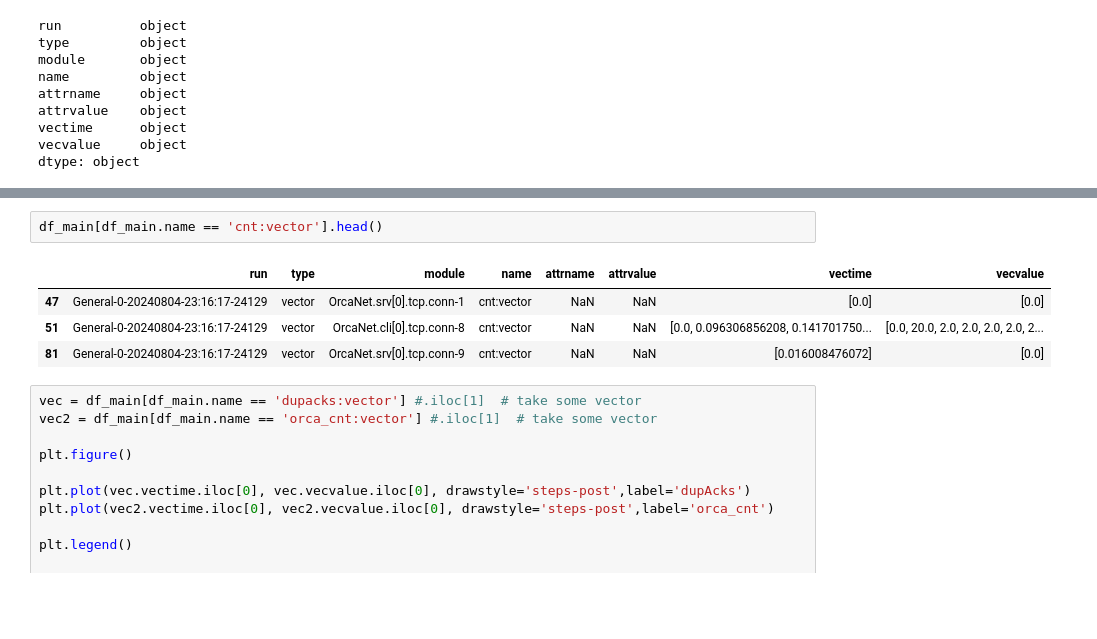
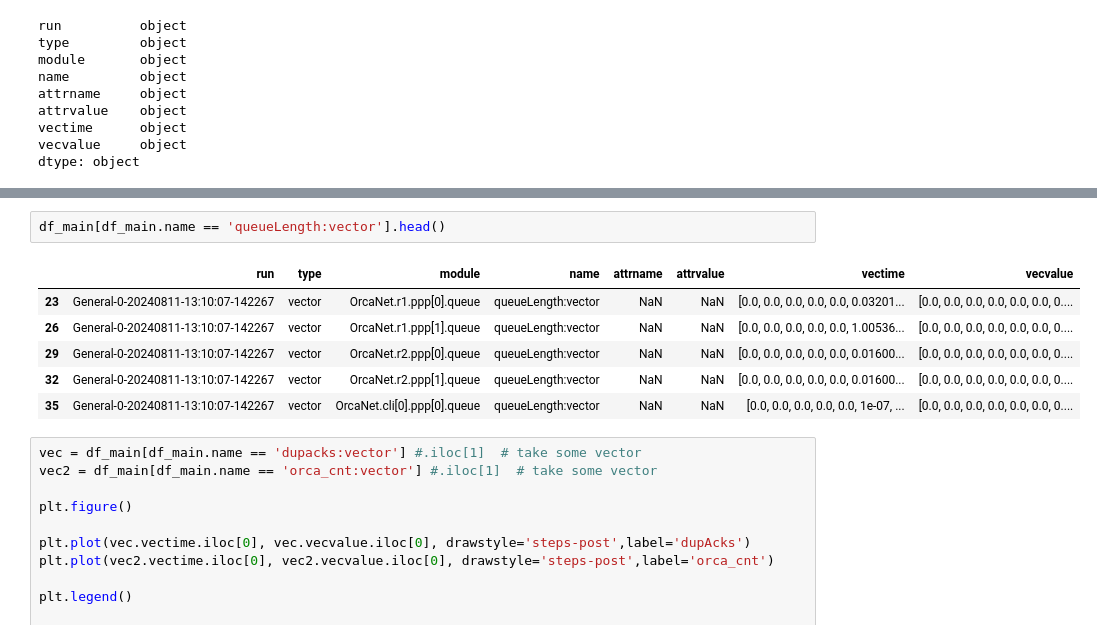
Before and after one commit to laibah-iqbal/raynet, a Jupyter notebook: configs/orca/results.ipynb, the cells around one changed output, grey strips where cells are left out. Saved outputs shown, nothing was run; the diff lists cells and outputs as text; blank space fills up the shorter version.

```diff
--- a/configs/orca/results.ipynb
+++ b/configs/orca/results.ipynb
@@ -33,10 +49,12 @@ array([nan, 'isLostDuration:vector'], dtype=object)
 # %%
-df_main[df_main.name == 'cnt:vector'].head()
+df_main[df_main.name == 'queueLength:vector'].head()
 # %% [output]
 |  | run | type | module | name | attrname | attrvalue | vectime | vecvalue |
-| 47 | General-0-20240804-23:16:17-24129 | vector | OrcaNet.srv[0].tcp.conn-1 | cnt:vector | NaN | NaN | [0.0] | [0.0] |
-| 51 | General-0-20240804-23:16:17-24129 | vector | OrcaNet.cli[0].tcp.conn-8 | cnt:vector | NaN | NaN | [0.0, 0.096306856208, 0.141701750... | [0.0, 20.0, 2.0, 2.0, 2.0, 2.0, 2... |
-| 81 | General-0-20240804-23:16:17-24129 | vector | OrcaNet.srv[0].tcp.conn-9 | cnt:vector | NaN | NaN | [0.016008476072] | [0.0] |
+| 23 | General-0-20240811-13:10:07-142267 | vector | OrcaNet.r1.ppp[0].queue | queueLength:vector | NaN | NaN | [0.0, 0.0, 0.0, 0.0, 0.0, 0.03201... | [0.0, 0.0, 0.0, 0.0, 0.0, 0.0, 0.... |
+| 26 | General-0-20240811-13:10:07-142267 | vector | OrcaNet.r1.ppp[1].queue | queueLength:vector | NaN | NaN | [0.0, 0.0, 0.0, 0.0, 0.0, 1.00536... | [0.0, 0.0, 0.0, 0.0, 0.0, 0.0, 0.... |
+| 29 | General-0-20240811-13:10:07-142267 | vector | OrcaNet.r2.ppp[0].queue | queueLength:vector | NaN | NaN | [0.0, 0.0, 0.0, 0.0, 0.0, 0.01600... | [0.0, 0.0, 0.0, 0.0, 0.0, 0.0, 0.... |
+| 32 | General-0-20240811-13:10:07-142267 | vector | OrcaNet.r2.ppp[1].queue | queueLength:vector | NaN | NaN | [0.0, 0.0, 0.0, 0.0, 0.0, 0.01600... | [0.0, 0.0, 0.0, 0.0, 0.0, 0.0, 0.... |
+| 35 | General-0-20240811-13:10:07-142267 | vector | OrcaNet.cli[0].ppp[0].queue | queueLength:vector | NaN | NaN | [0.0, 0.0, 0.0, 0.0, 0.0, 1e-07, ... | [0.0, 0.0, 0.0, 0.0, 0.0, 0.0, 0.... |
 # %%
 vec = df_main[df_main.name == 'dupacks:vector'] #.iloc[1]  # take some vector
 vec2 = df_main[df_main.name == 'orca_cnt:vector'] #.iloc[1]  # take some vector
```
Also changed, not shown: parts of 11 cells of this notebook, 5 other files.
